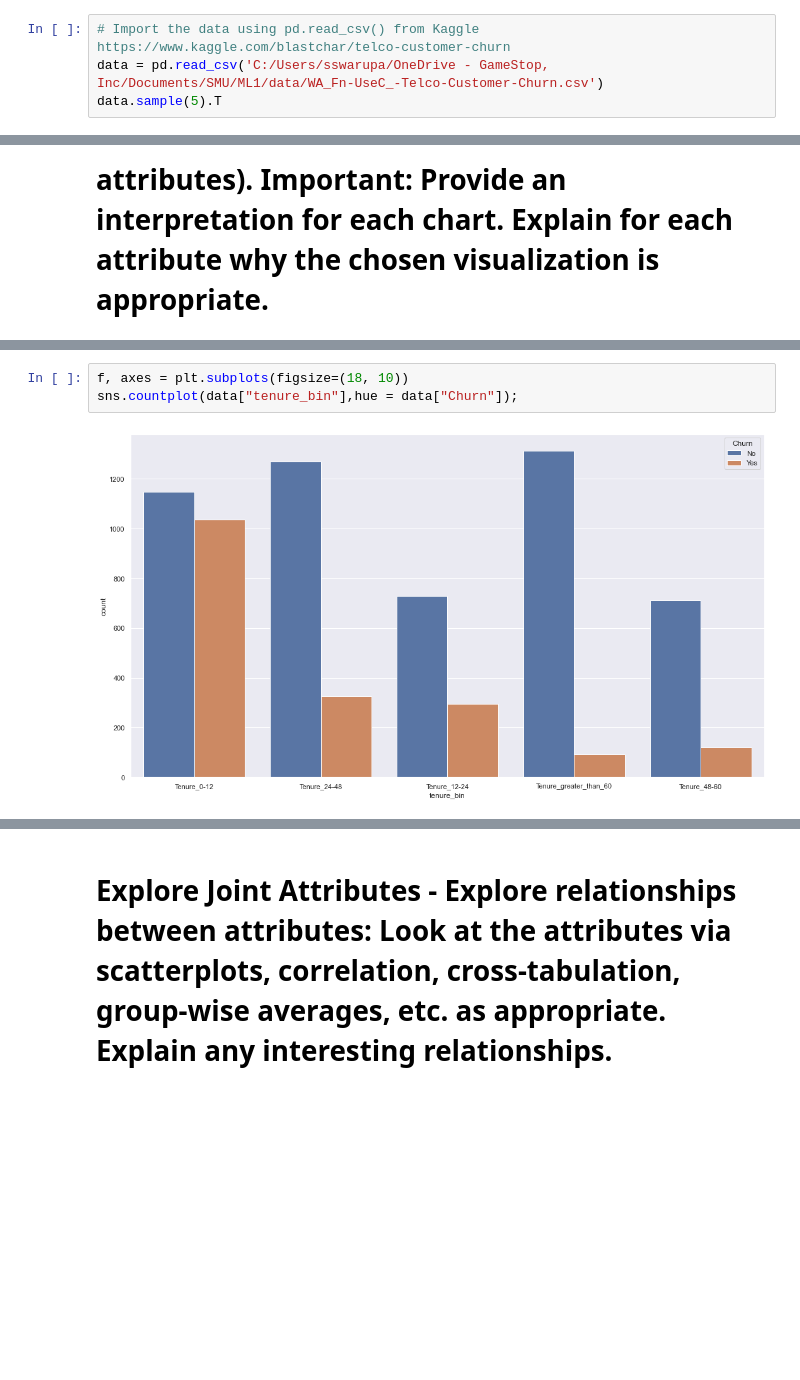
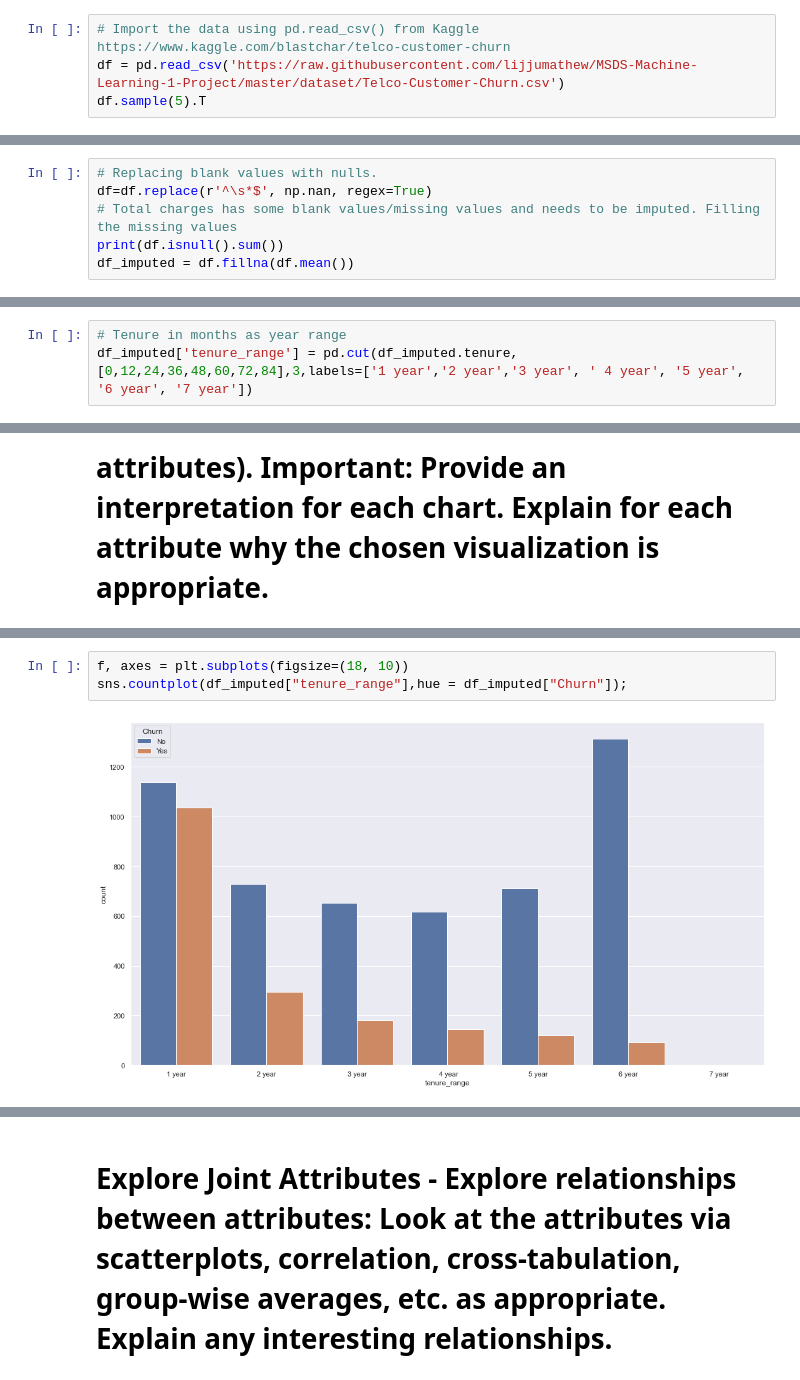
Before and after one commit to lijjumathew/MSDS-Machine-Learning-1-Project, a Jupyter notebook: Code/telco.ipynb, the cells around one changed output, grey strips where cells are left out. Drawn from its saved outputs; the diff is of its cells as text; blank space fills up the shorter version.

Commit message:
Added plots for visualiaztion for churn rate

```diff
--- a/Code/telco.ipynb
+++ b/Code/telco.ipynb
@@ -15,6 +17,6 @@ import pandas_profiling as pr
 from sklearn.preprocessing import LabelEncoder
 # %%
 # Import the data using pd.read_csv() from Kaggle https://www.kaggle.com/blastchar/telco-customer-churn
-data = pd.read_csv('C:/Users/sswarupa/OneDrive - GameStop, Inc/Documents/SMU/ML1/data/WA_Fn-UseC_-Telco-Customer-Churn.csv')
-data.sample(5).T
+df = pd.read_csv('https://raw.githubusercontent.com/lijjumathew/MSDS-Machine-Learning-1-Project/master/dataset/Telco-Customer-Churn.csv')
+df.sample(5).T
 # %% [output]
@@ -91,0 +94,6 @@ memory usage: 1.1+ MB
+# %%
+# Replacing blank values with nulls.
+df=df.replace(r'^\s*$', np.nan, regex=True)
+# Total charges has some blank values/missing values and needs to be imputed. Filling the missing values
+print(df.isnull().sum())
+df_imputed = df.fillna(df.mean())
@@ -126 +157,4 @@ dtype: int64
+# %%
+# Tenure in months as year range
+df_imputed['tenure_range'] = pd.cut(df_imputed.tenure,[0,12,24,36,48,60,72,84],3,labels=['1 year','2 year','3 year', ' 4 year', '5 year', '6 year', '7 year'])
 # %%
@@ -297,7 +289,7 @@ sns.countplot(data["tenure"],hue = data["Churn"]);
 [figure]
 # %%
 f, axes = plt.subplots(figsize=(18, 10))
-sns.countplot(data["tenure_bin"],hue = data["Churn"]);
+sns.countplot(df_imputed["tenure_range"],hue = df_imputed["Churn"]);
 # %% [output]
-[figure, old version]
+[figure, new version]
 # %%
```
Also changed, not shown: parts of 42 cells of this notebook.
